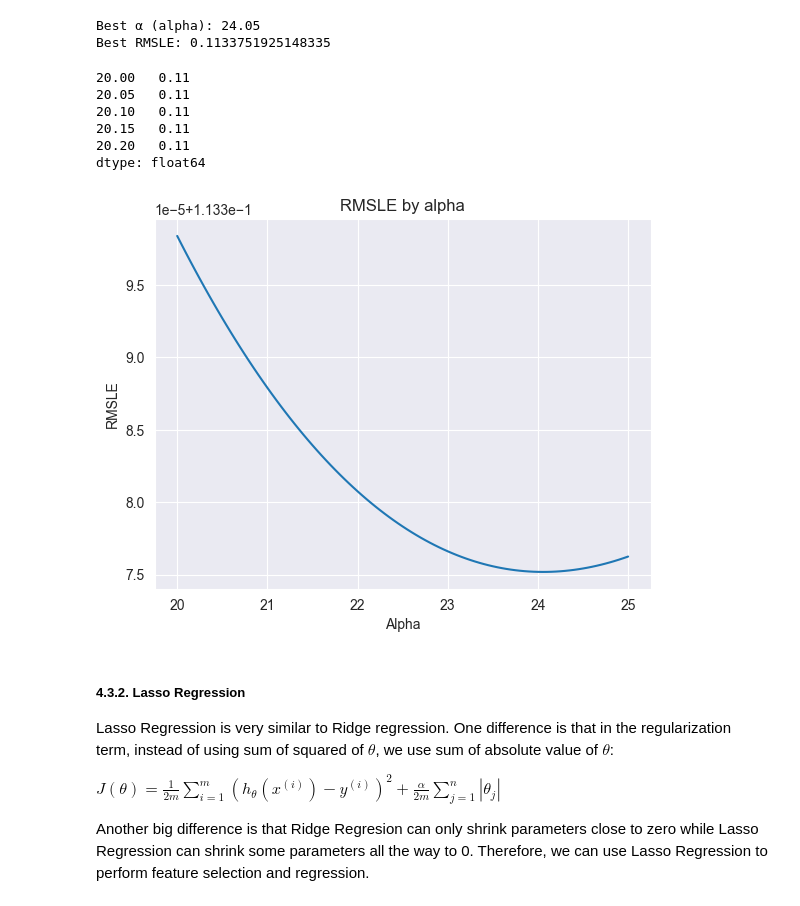
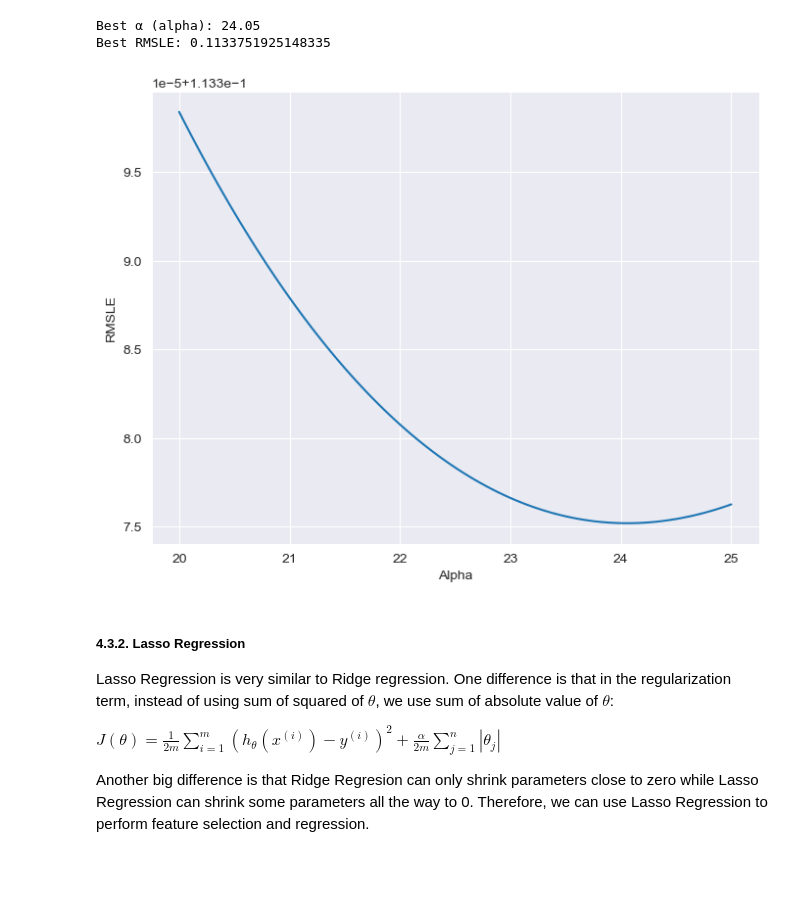
Before and after one commit to annugit1655/Real-Estate-Price-Prediction, a Jupyter notebook: Real-Estate-Price-Prediction/notebooks/house-price.ipynb, the cells around one changed output. Saved outputs shown, nothing was run; the diff lists cells and outputs as text; code cells hidden in the pictures; blank space fills up the shorter version.

```diff
--- a/Real-Estate-Price-Prediction/notebooks/house-price.ipynb
+++ b/Real-Estate-Price-Prediction/notebooks/house-price.ipynb
@@ -900,7 +900,7 @@ that gives me the smallest RMSLE from cross-validation:
 # Define pipeline with Ridge
 pipeline_ridge = Pipeline(steps=[
     ("preprocessor", preprocessor),
-    ("regressor", Ridge())
+    ("regressor", Ridge(random_state=42))
 ])
 
 # Candidate lambda (alpha) values
@@ -909,9 +909,9 @@ alpha_list = list(np.linspace(20, 25, 101))
 # Loop through values and evaluate with your RMSLE function
 results = {}
 for lam in alpha_list:
-    pipeline_ridge.set_params(regressor__alpha=lam)
-    score = getRMSLE(pipeline_ridge, X_train, y_train)
-    results[lam] = score
+    pipeline_ridge.set_params(regressor__alpha=float(lam))
+    score = float(getRMSLE(pipeline_ridge, X_train, y_train))
+    results[(float(lam))] = score
 
 # Find best lambda
 best_alpha = min(results, key=results.get)
@@ -926,31 +926,24 @@ ridge = Ridge(alpha=best_alpha)
 # Visualization of RMSLE by alpha using ridge regression
 alpha_list = list(np.linspace(20, 25, 101))
 
-rmsle_ridge = []
+rmsle_ridge = {}
 for alpha_ in alpha_list:
-    pipeline_ridge.set_params(regressor__alpha=alpha_)   # set alpha for Ridge
+    pipeline_ridge.set_params(regressor__alpha=float(alpha_))   # set alpha for Ridge
     score = float(getRMSLE(pipeline_ridge, X_train, y_train))
-    rmsle_ridge.append(score)
-
-# Store results in a Series with alpha as index
-rmsle_ridge = pd.Series(rmsle_ridge, index=alpha_list)
-
-print(rmsle_ridge.head())
+    rmsle_ridge[float(alpha_)] = score
-# %% [output]
-20.00   0.11
-20.05   0.11
-20.10   0.11
-20.15   0.11
-20.20   0.11
-dtype: float64
 # %%
-rmsle_ridge.plot(title="RMSLE by alpha")
+
+ridge_alphas = [alpha for alpha in rmsle_ridge.keys()]
+ridge_scores = [score for score in rmsle_ridge.values()]
+
+plt.figure(figsize=(8, 6))
+plt.plot(ridge_alphas, ridge_scores);
 plt.xlabel("Alpha")
 plt.ylabel("RMSLE")
 plt.grid(True)
 plt.show()
 # %% [output]
-[figure, old version]
+[figure, new version]
 # %% [markdown]
 ##### **4.3.2. Lasso Regression**
 
```
Also changed, not shown: parts of 21 cells of this notebook.
